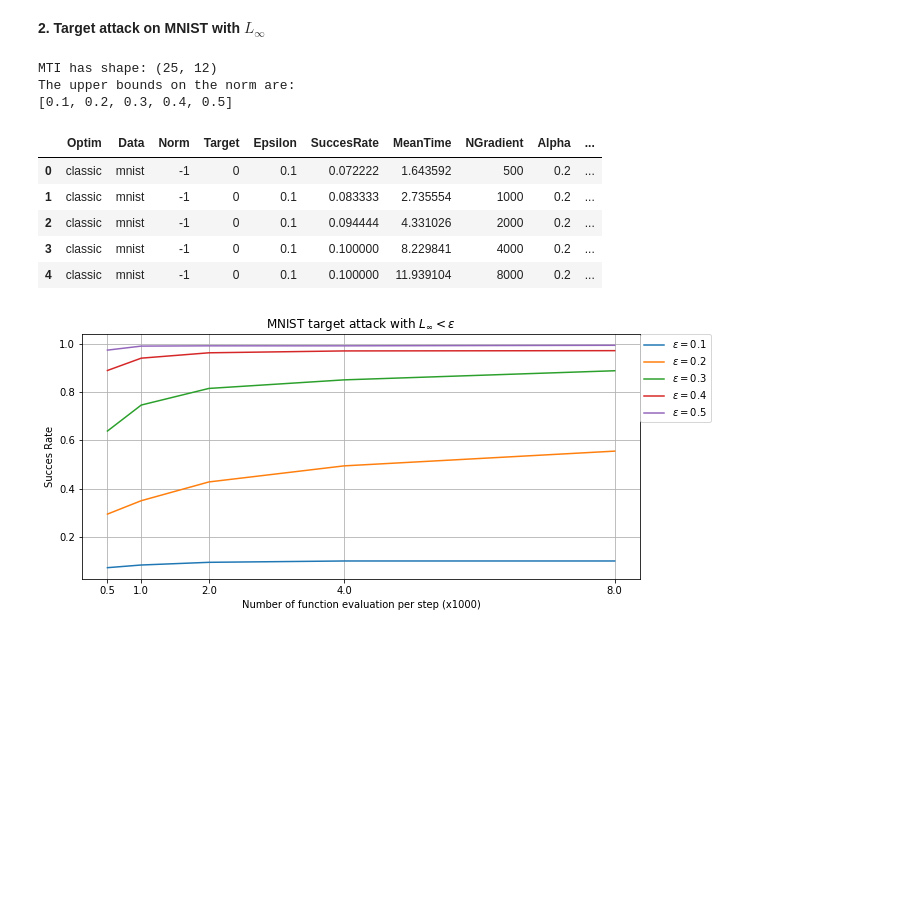
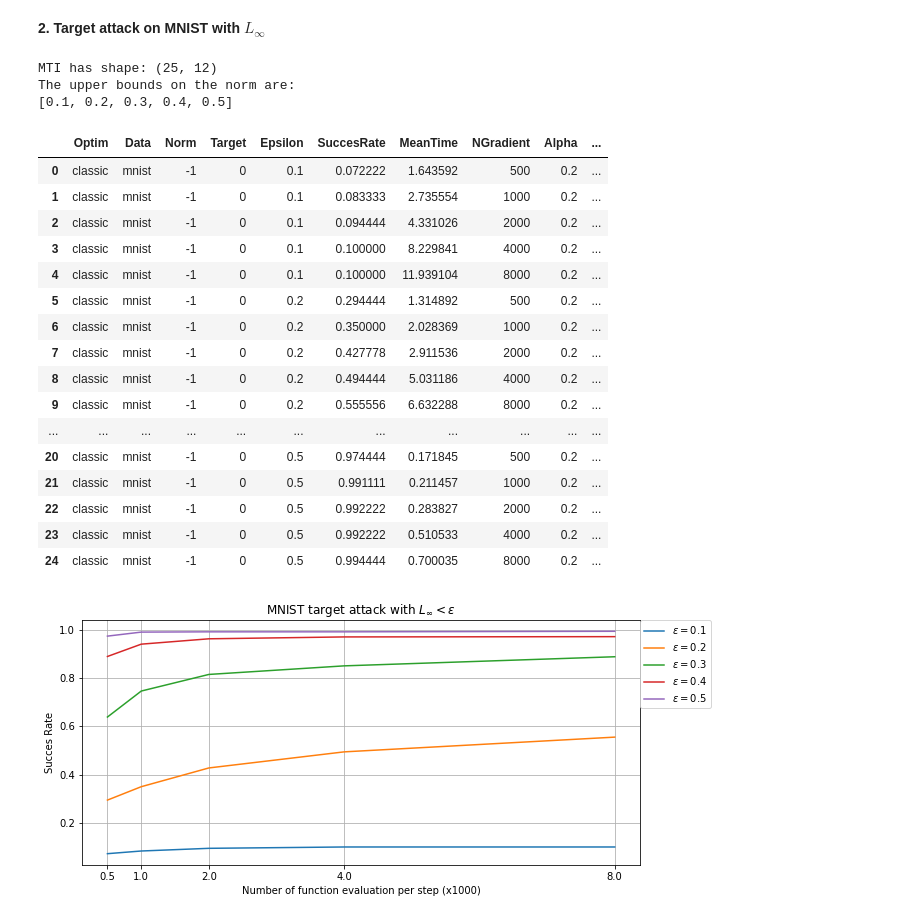
Before and after one commit to f-grimaldi/AdvAttack, a Jupyter notebook: results/ClassicZSCG/ZSCG_MNIST_results_analysis.ipynb, the cells around one changed output. Cells and saved outputs as stored; diff of their text form; code cells hidden in the pictures; blank space fills up the shorter version.

```diff
--- a/results/ClassicZSCG/ZSCG_MNIST_results_analysis.ipynb
+++ b/results/ClassicZSCG/ZSCG_MNIST_results_analysis.ipynb
@@ -84,20 +84,31 @@ plt.show()
 # %%
 MTI = pd.read_csv('MTI.csv', index_col=0)
 print('MTI has shape: {}'.format(MTI.shape))
 epsilon_list = list(MTI.Epsilon.unique())
 print('The upper bounds on the norm are:\n{}'.format(epsilon_list))
 n_gradient = sorted(list(MTI.NGradient.unique()))
-MTI.head()
+MTI
 # %% [output]
 MTI has shape: (25, 12)
 The upper bounds on the norm are:
 [0.1, 0.2, 0.3, 0.4, 0.5]
 |  | Optim | Data | Norm | Target | Epsilon | SuccesRate | MeanTime | NGradient | Alpha | ... |
 | 0 | classic | mnist | -1 | 0 | 0.1 | 0.072222 | 1.643592 | 500 | 0.2 | ... |
 | 1 | classic | mnist | -1 | 0 | 0.1 | 0.083333 | 2.735554 | 1000 | 0.2 | ... |
 | 2 | classic | mnist | -1 | 0 | 0.1 | 0.094444 | 4.331026 | 2000 | 0.2 | ... |
 | 3 | classic | mnist | -1 | 0 | 0.1 | 0.100000 | 8.229841 | 4000 | 0.2 | ... |
 | 4 | classic | mnist | -1 | 0 | 0.1 | 0.100000 | 11.939104 | 8000 | 0.2 | ... |
+| 5 | classic | mnist | -1 | 0 | 0.2 | 0.294444 | 1.314892 | 500 | 0.2 | ... |
+| 6 | classic | mnist | -1 | 0 | 0.2 | 0.350000 | 2.028369 | 1000 | 0.2 | ... |
+| 7 | classic | mnist | -1 | 0 | 0.2 | 0.427778 | 2.911536 | 2000 | 0.2 | ... |
+| 8 | classic | mnist | -1 | 0 | 0.2 | 0.494444 | 5.031186 | 4000 | 0.2 | ... |
+| 9 | classic | mnist | -1 | 0 | 0.2 | 0.555556 | 6.632288 | 8000 | 0.2 | ... |
+| ... | ... | ... | ... | ... | ... | ... | ... | ... | ... | ... |
+| 20 | classic | mnist | -1 | 0 | 0.5 | 0.974444 | 0.171845 | 500 | 0.2 | ... |
+| 21 | classic | mnist | -1 | 0 | 0.5 | 0.991111 | 0.211457 | 1000 | 0.2 | ... |
+| 22 | classic | mnist | -1 | 0 | 0.5 | 0.992222 | 0.283827 | 2000 | 0.2 | ... |
+| 23 | classic | mnist | -1 | 0 | 0.5 | 0.992222 | 0.510533 | 4000 | 0.2 | ... |
+| 24 | classic | mnist | -1 | 0 | 0.5 | 0.994444 | 0.700035 | 8000 | 0.2 | ... |
 # %%
 fig = plt.figure(figsize=(10, 4.5))
 plt.title('MNIST target attack with $L_{\infty} < \epsilon$')
```
Also changed, not shown: 42 other files.
